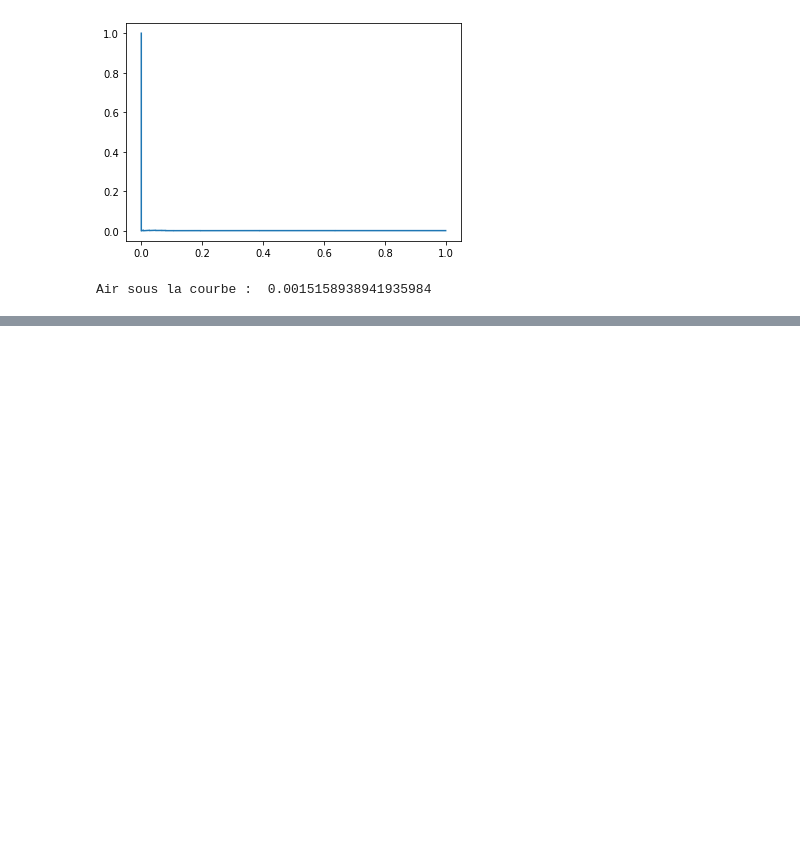
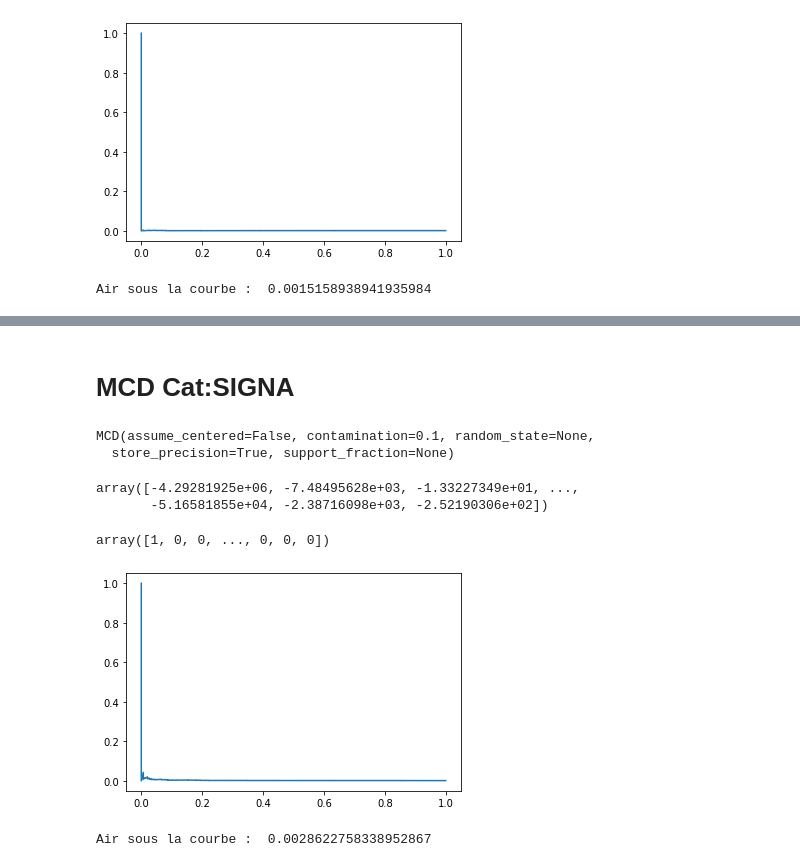
Before and after one commit to TheoVedis/ProjectInterPromo, a Jupyter notebook: dev/analyse_preliminaire/code/huishan/CategorieTest.ipynb, the cells around one changed output, grey strips where cells are left out. Drawn from its saved outputs; the diff is of its cells as text; code cells hidden in the pictures; blank space fills up the shorter version.

```diff
--- a/dev/analyse_preliminaire/code/huishan/CategorieTest.ipynb
+++ b/dev/analyse_preliminaire/code/huishan/CategorieTest.ipynb
@@ -439,0 +573,27 @@ Air sous la courbe :  0.0015158938941935984
+# %% [markdown]
+# MCD Cat:SIGNA
+# %%
+clf_name = 'MCD'
+clf = MCD()
+clf.fit(df_signa)
+# %% [output]
+MCD(assume_centered=False, contamination=0.1, random_state=None,
+  store_precision=True, support_fraction=None)
+# %%
+score_pred = clf.decision_scores_*-1
+score_pred = np.nan_to_num(score_pred)
+score_pred
+# %% [output]
+array([-4.29281925e+06, -7.48495628e+03, -1.33227349e+01, ...,
+       -5.16581855e+04, -2.38716098e+03, -2.52190306e+02])
+# %%
+y_pred = clf.predict(df_signa)
+y_pred
+# %% [output]
+array([1, 0, 0, ..., 0, 0, 0])
+# %%
+value, f1_score, precision, recall = evaluation(score_pred, data["TOP_FRAUDE"], display=True)
+print("Air sous la courbe : ", value)
+# %% [output]
+[figure, added]
+Air sous la courbe :  0.0028622758338952867
```
Also changed, not shown: parts of 87 cells of this notebook.
